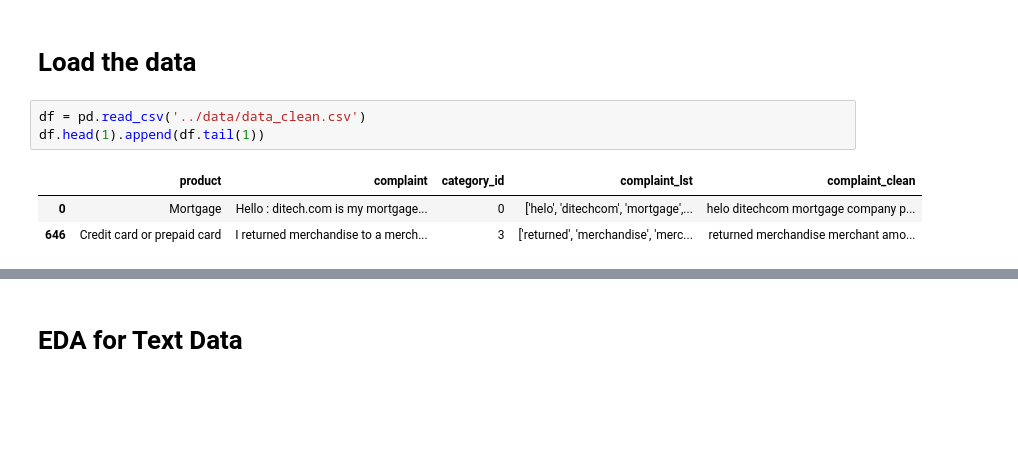
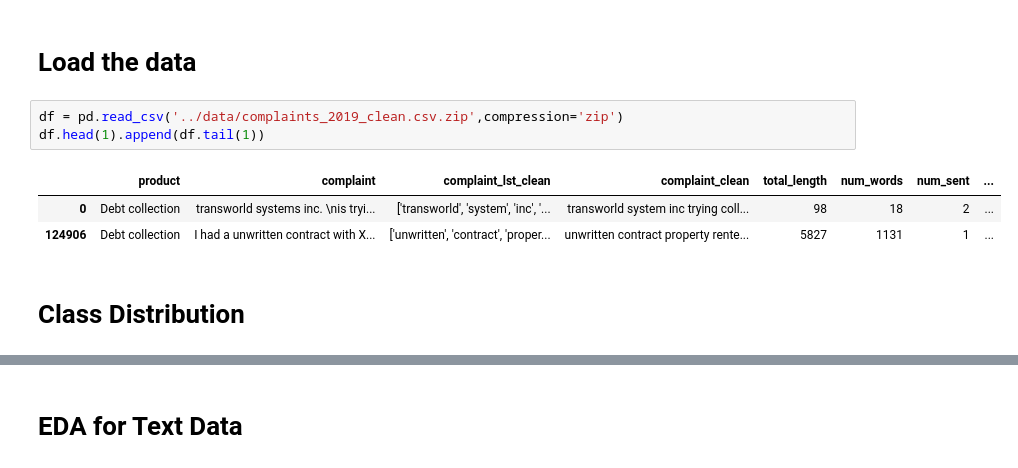
Before and after one commit to bhishanpdl/Project_Consumer_Complaint, a Jupyter notebook: notebooks/a02_eda_text_data.ipynb, the cells around one changed output, grey strips where cells are left out. Cells and saved outputs as stored; diff of their text form; blank space fills up the shorter version.

```diff
--- a/notebooks/a02_eda_text_data.ipynb
+++ b/notebooks/a02_eda_text_data.ipynb
@@ -125,9 +117,11 @@ def add_text_barplot(ax, decimals=4, rot=30,percent=False,comma=False):
 # %% [markdown]
 # Load the data
 # %%
-df = pd.read_csv('../data/data_clean.csv')
+df = pd.read_csv('../data/complaints_2019_clean.csv.zip',compression='zip')
 df.head(1).append(df.tail(1))
 # %% [output]
-|  | product | complaint | category_id | complaint_lst | complaint_clean |
-| 0 | Mortgage | Hello : ditech.com is my mortgage... | 0 | ['helo', 'ditechcom', 'mortgage',... | helo ditechcom mortgage company p... |
-| 646 | Credit card or prepaid card | I returned merchandise to a merch... | 3 | ['returned', 'merchandise', 'merc... | returned merchandise merchant amo... |
+|  | product | complaint | complaint_lst_clean | complaint_clean | total_length | num_words | num_sent | ... |
+| 0 | Debt collection | transworld systems inc. \nis tryi... | ['transworld', 'system', 'inc', '... | transworld system inc trying coll... | 98 | 18 | 2 | ... |
+| 124906 | Debt collection | I had a unwritten contract with X... | ['unwritten', 'contract', 'proper... | unwritten contract property rente... | 5827 | 1131 | 1 | ... |
+# %% [markdown]
+# Class Distribution
```
Also changed, not shown: parts of 17 cells of this notebook, 33 other files.
